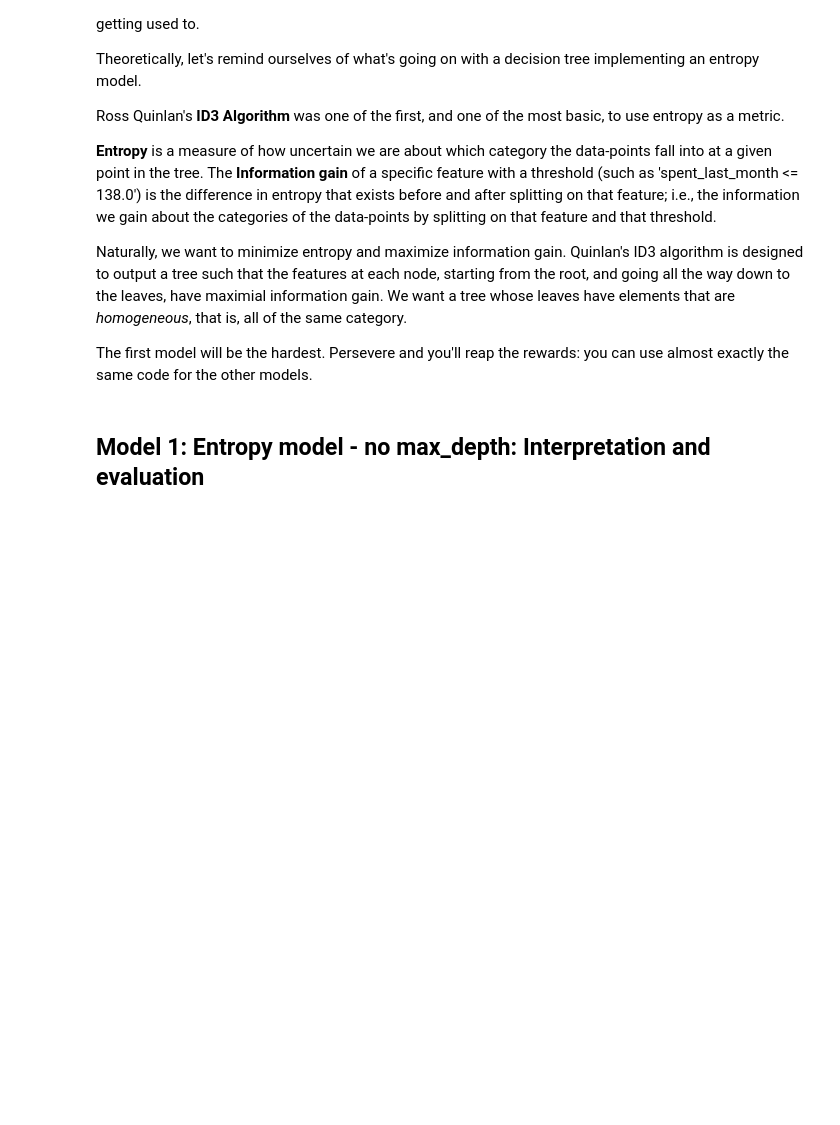
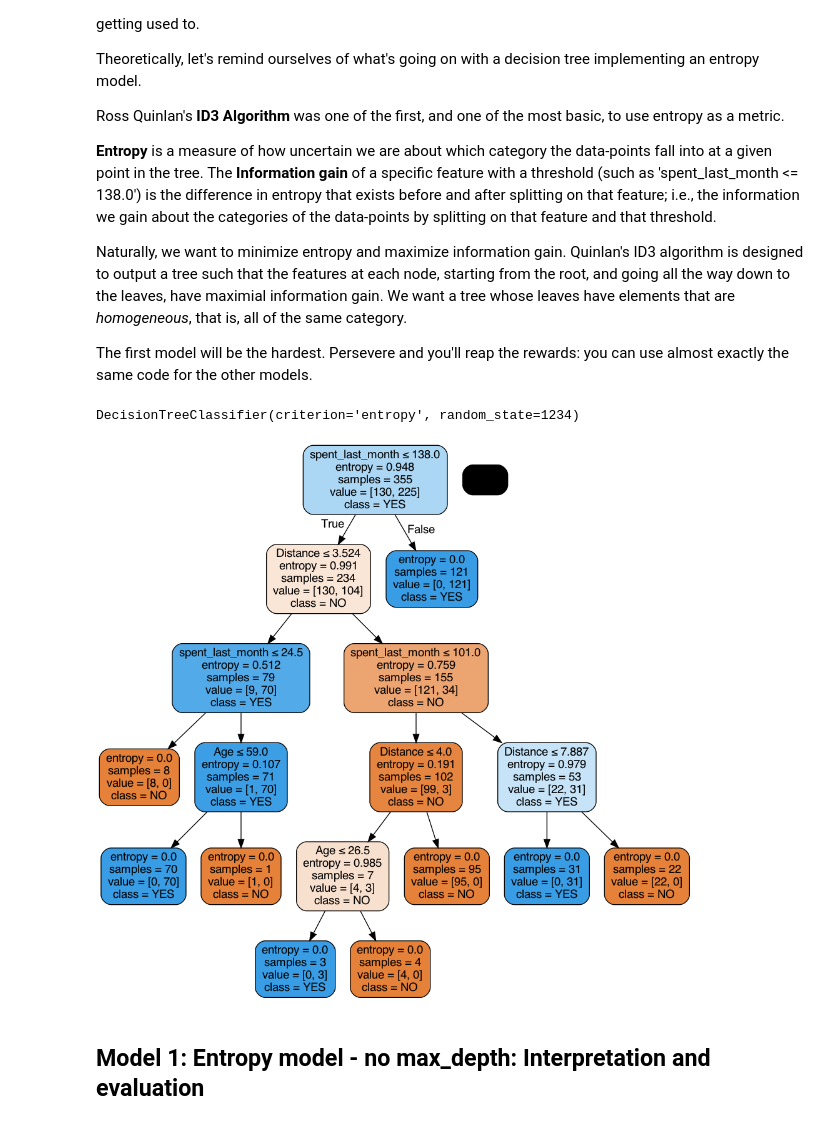
Before and after one commit to Lidan2022/Springboard, a Jupyter notebook: Springboard Decision Tree Specialty Coffee Case Study - Tier 3.ipynb, the cells around one changed output. Drawn from its saved outputs; the diff is of its cells as text; code cells hidden in the pictures; blank space fills up the shorter version.

```diff
--- a/Springboard Decision Tree Specialty Coffee Case Study - Tier 3.ipynb
+++ b/Springboard Decision Tree Specialty Coffee Case Study - Tier 3.ipynb
@@ -207,7 +322,7 @@ NOPrediction.columns
 # %%
 # Let's do our feature selection.
 # Make a variable called 'features', and a list containing the strings of every column except "Decision"
-features = [column for column in NOPrediction.columns if column!= "Decision"]
+features = ['Age', 'Gender', 'num_coffeeBags_per_year', 'spent_last_week','spent_last_month', 'Salary', 'Distance', 'Online']
 
 # Make an explanatory variable called X, and assign it: NoPrediction[features]
 X = NOPrediction[features]
@@ -221,8 +336,7 @@ One-hot encoding replaces each unique value of a given column with a new column,
 **Note**: We will do this before we do our train/test split as to do it after could mean that some categories only end up in the train or test split of our data by chance and this would then lead to different shapes of data for our `X_train` and `X_test` which could/would cause downstream issues when fitting or predicting using a trained model.
 # %%
 # One-hot encode all features in X.
-X_train = pd.get_dummies(X_train)
-X_test = pd.get_dummies(X_test)
+X=pd.get_dummies(X)
 # %% [markdown]
 ### 6. Further divide those subsets into train and test subsets for X and y respectively: X_train, X_test, y_train, y_test
 # %%
@@ -247,7 +361,7 @@ Naturally, we want to minimize entropy and maximize information gain. Quinlan's
 The first model will be the hardest. Persevere and you'll reap the rewards: you can use almost exactly the same code for the other models.
 # %%
 # Declare a variable called entr_model and use tree.DecisionTreeClassifier.
-entr_model = tree.DecisionTreeClassifier(criterion = "entropy", randomsize = 246)
+entr_model = tree.DecisionTreeClassifier(criterion='entropy', random_state=1234)
 
 # Call fit() on entr_model
 entr_model.fit(X_train, y_train)
@@ -260,18 +374,23 @@ y_pred = pd.Series(y_pred)
 
 # Check out entr_model
 entr_model
+# %% [output]
+DecisionTreeClassifier(criterion='entropy', random_state=1234)
 # %%
 # Now we want to visualize the tree
-tree.plot_tree(entr_model, filled = True)
+import graphviz
+
+dot_data = StringIO()
 
 # We can do so with export_graphviz
-dot_data = tree.export_graphviz(entr_model, out_file = None)
-graph = graphviz.Source(dot_data)
-graph
+tree.export_graphviz(entr_model, out_file=dot_data, filled=True, rounded=True,
+                     special_characters=True, feature_names=X_train.columns,class_names=['NO', 'YES'])
+
 # Alternatively for class_names use entr_model.classes_
-dot_data = tree.export_graphviz(entr_model, out_file = None, class_names = entr_model.classes_)
-graphviz.Source(dot_data)
-graph
+graph = pydotplus.graph_from_dot_data(dot_data.getvalue())
+Image(graph.create_png())
+# %% [output]
+[figure, added]
 # %% [markdown]
 ## Model 1: Entropy model - no max_depth: Interpretation and evaluation
 # %%
```
Also changed, not shown: parts of 52 cells of this notebook.
